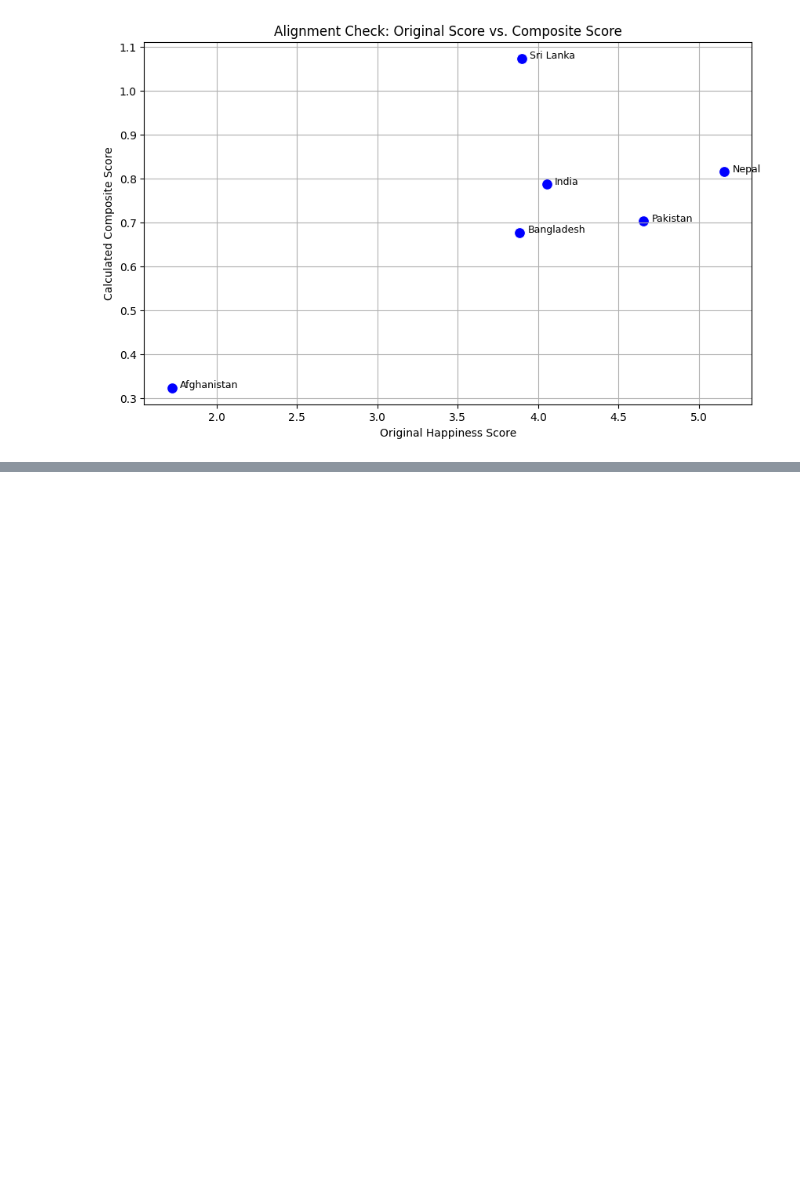
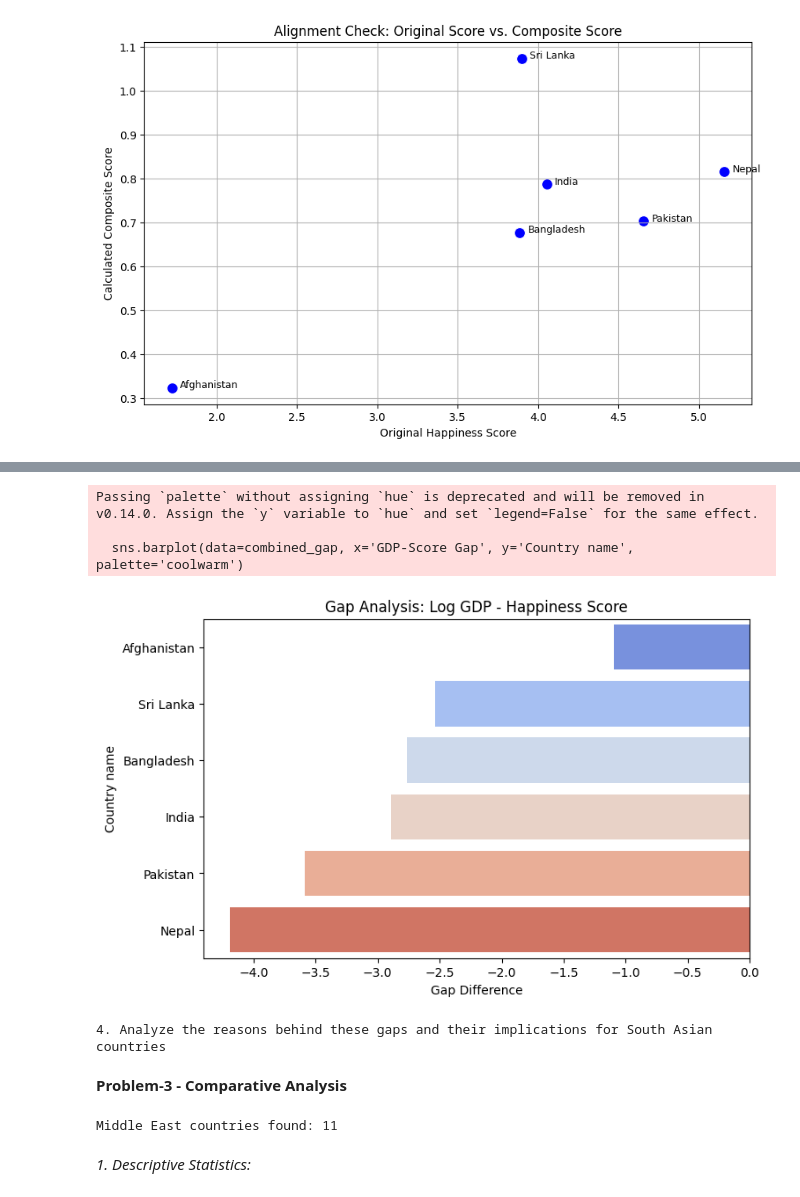
Before and after one commit to AaKkMe/2509866_DSA, a Jupyter notebook: 2509866_Aagman_Karki.ipynb, the cells around one changed output, grey strips where cells are left out. Cells and saved outputs as stored; diff of their text form; code cells hidden in the pictures; blank space fills up the shorter version.

```diff
--- a/2509866_Aagman_Karki.ipynb
+++ b/2509866_Aagman_Karki.ipynb
@@ -257,0 +339,6 @@ Comparison of Rankings:
+# %%
+# 1. Add a new column, GDP-Score Gap, which is the difference between GDP per Capita and the Score
+# for each South Asian country
+sa_df['GDP-Score Gap'] = sa_df['Log GDP per capita'] - sa_df['score']
+
+sa_df['GDP-Score Gap']
@@ -257,0 +354,5 @@ Comparison of Rankings:
+# %%
+# 2. Rank the South Asian countries by this gap in both ascending and descending order.
+gap_ranked = sa_df.sort_values(by='GDP-Score Gap', ascending=False)
+
+gap_ranked
@@ -257,0 +367,43 @@ Comparison of Rankings:
+# %%
+# 3. Highlight the top 3 countries with the largest positive and negative gaps using a bar chart.
+
+top_3_gap = gap_ranked.head(3)
+bottom_3_gap = gap_ranked.tail(3)
+combined_gap = pd.concat([top_3_gap, bottom_3_gap])
+
+plt.figure(figsize=(8, 5))
+sns.barplot(data=combined_gap, x='GDP-Score Gap', y='Country name', palette='coolwarm')
+plt.title('Gap Analysis: Log GDP - Happiness Score')
+plt.xlabel('Gap Difference')
+plt.show()
+# %% [output]
+Passing `palette` without assigning `hue` is deprecated and will be removed in v0.14.0. Assign the `y` variable to `hue` and set `legend=False` for the same effect.
+
+  sns.barplot(data=combined_gap, x='GDP-Score Gap', y='Country name', palette='coolwarm')
+[figure, added]
+# %%
+print("4. Analyze the reasons behind these gaps and their implications for South Asian countries")
+# %% [output]
+4. Analyze the reasons behind these gaps and their implications for South Asian countries
+# %% [markdown]
+**Problem-3 - Comparative Analysis**
+# %%
+me_countries_list = [
+    "Bahrain", "Iran", "Iraq", "Israel", "Jordan", "Kuwait", "Lebanon",
+    "Oman", "State of Palestine", "Qatar", "Saudi Arabia", "Syria",
+    "United Arab Emirates", "Yemen"
+]
+
+me_df = df[df['Country name'].isin(me_countries_list)].copy()
+
+# Add a Region tag to both dataframes for easier plotting
+sa_df['Region'] = 'South Asia'
+me_df['Region'] = 'Middle East'
+
+# Combine them
+combined_df = pd.concat([sa_df, me_df])
+print(f"Middle East countries found: {len(me_df)}")
+# %% [output]
+Middle East countries found: 11
+# %% [markdown]
+*1. Descriptive Statistics:*
```
Also changed, not shown: parts of 24 cells of this notebook.
